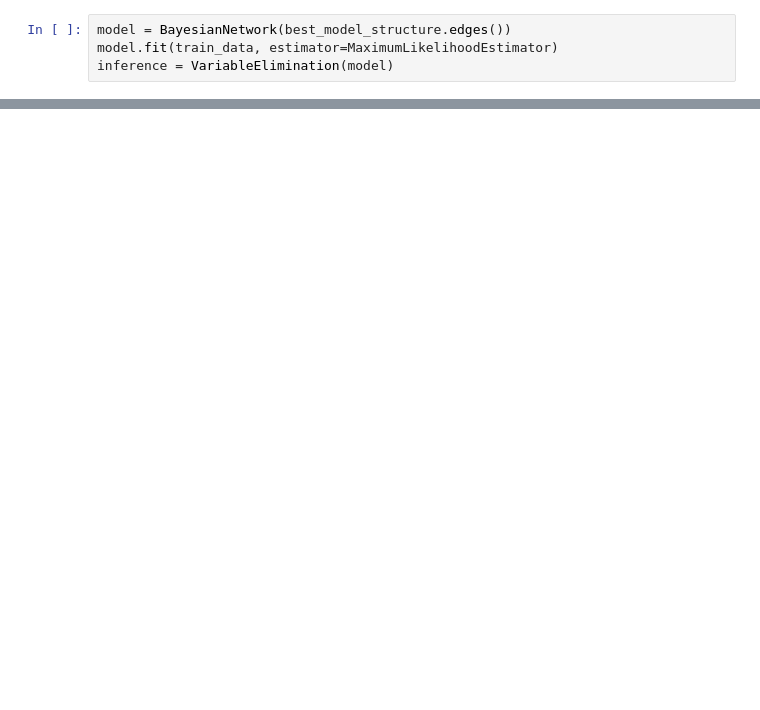
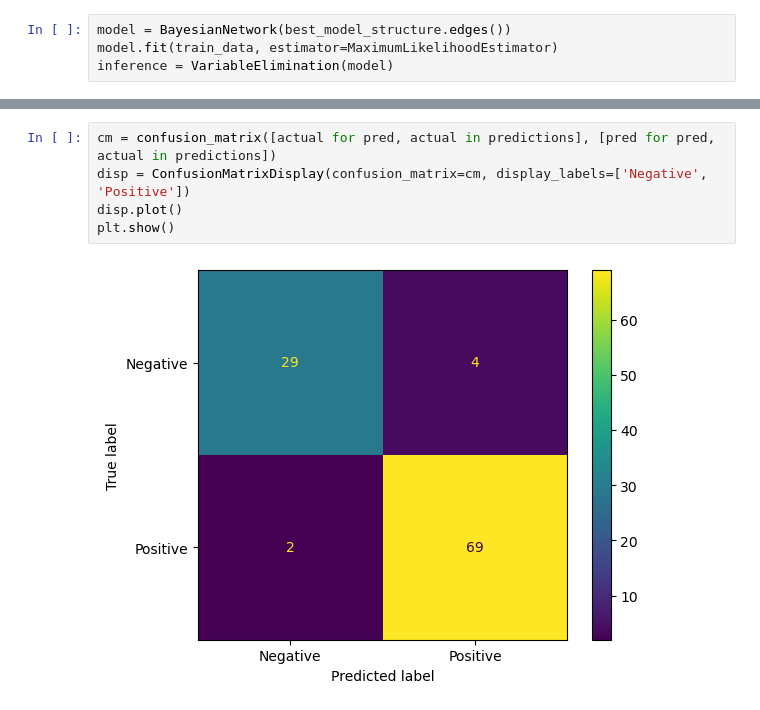
Before and after one commit to jgyj123/diabetes-prediction-tool, a Jupyter notebook: bayesian_model.ipynb, the cells around one changed output, grey strips where cells are left out. Drawn from its saved outputs; the diff is of its cells as text; blank space fills up the shorter version.

```diff
--- a/bayesian_model.ipynb
+++ b/bayesian_model.ipynb
@@ -94,0 +96,7 @@ Accuracy: 0.93
+# %%
+cm = confusion_matrix([actual for pred, actual in predictions], [pred for pred, actual in predictions])
+disp = ConfusionMatrixDisplay(confusion_matrix=cm, display_labels=['Negative', 'Positive'])
+disp.plot()
+plt.show()
+# %% [output]
+[figure, added]
```
Also changed, not shown: parts of 8 cells of this notebook, 3 other files.
